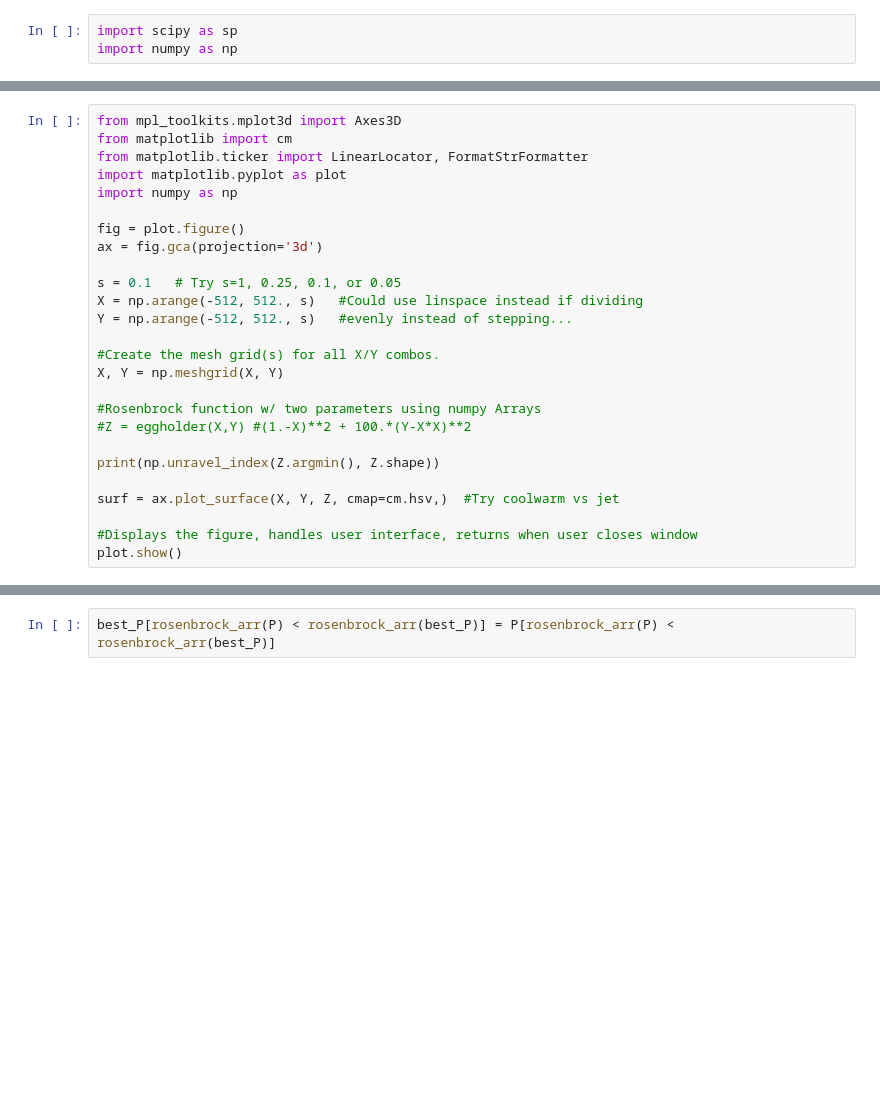
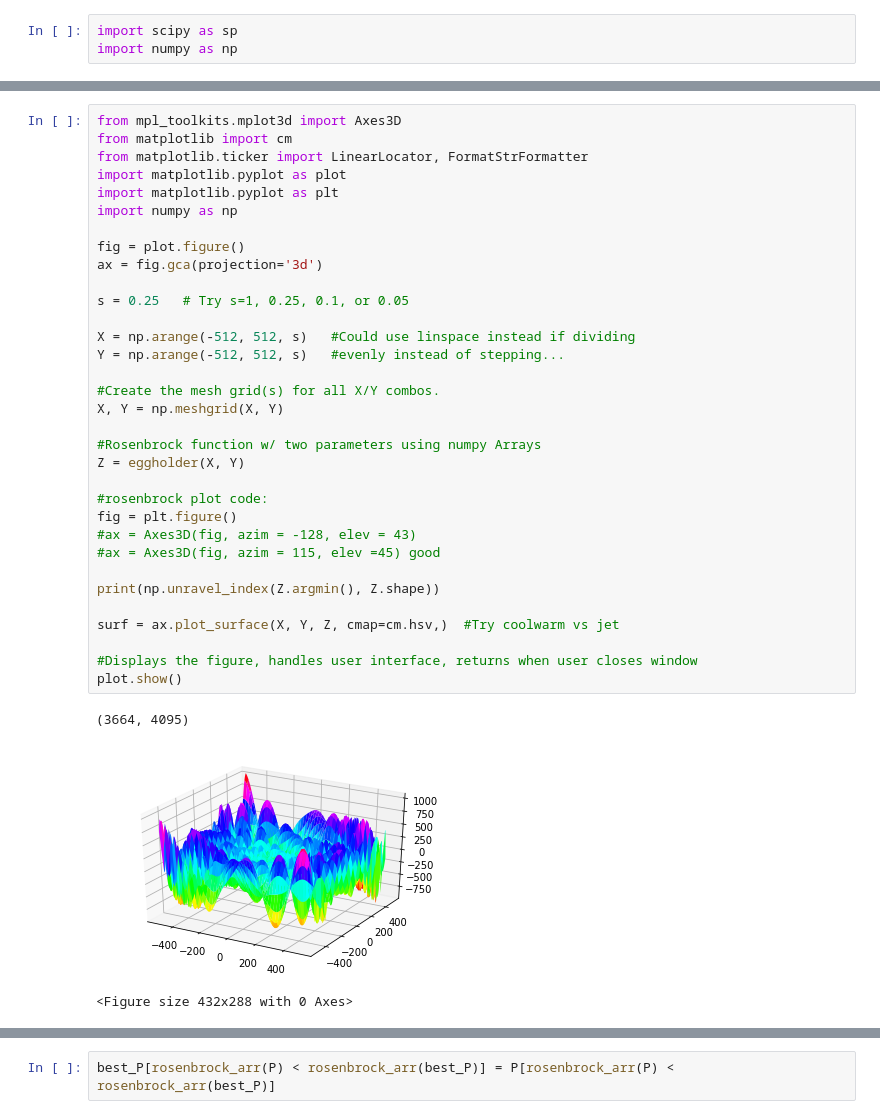
Before and after one commit to xetqL/psopy, a Jupyter notebook: PSO.ipynb, the cells around one changed output, grey strips where cells are left out. Cells and saved outputs as stored; diff of their text form; blank space fills up the shorter version.

```diff
--- a/PSO.ipynb
+++ b/PSO.ipynb
@@ -21,27 +24,38 @@ def eggholder(X, Y):
 # %%
 from mpl_toolkits.mplot3d import Axes3D
 from matplotlib import cm
 from matplotlib.ticker import LinearLocator, FormatStrFormatter
 import matplotlib.pyplot as plot
+import matplotlib.pyplot as plt
 import numpy as np
 
 fig = plot.figure()
 ax = fig.gca(projection='3d')
 
-s = 0.1   # Try s=1, 0.25, 0.1, or 0.05
-X = np.arange(-512, 512., s)   #Could use linspace instead if dividing
-Y = np.arange(-512, 512., s)   #evenly instead of stepping...
+s = 0.25   # Try s=1, 0.25, 0.1, or 0.05
+
+X = np.arange(-512, 512, s)   #Could use linspace instead if dividing
+Y = np.arange(-512, 512, s)   #evenly instead of stepping...
 
 #Create the mesh grid(s) for all X/Y combos.
 X, Y = np.meshgrid(X, Y)
 
 #Rosenbrock function w/ two parameters using numpy Arrays
-#Z = eggholder(X,Y) #(1.-X)**2 + 100.*(Y-X*X)**2
+Z = eggholder(X, Y)
+
+#rosenbrock plot code:
+fig = plt.figure()
+#ax = Axes3D(fig, azim = -128, elev = 43)
+#ax = Axes3D(fig, azim = 115, elev =45) good
 
 print(np.unravel_index(Z.argmin(), Z.shape))
 
 surf = ax.plot_surface(X, Y, Z, cmap=cm.hsv,)  #Try coolwarm vs jet
 
 #Displays the figure, handles user interface, returns when user closes window
 plot.show()
+# %% [output]
+(3664, 4095)
+[figure, added]
+<Figure size 432x288 with 0 Axes>
 # %%
```
Also changed, not shown: parts of 3 cells of this notebook, 2 other files.
